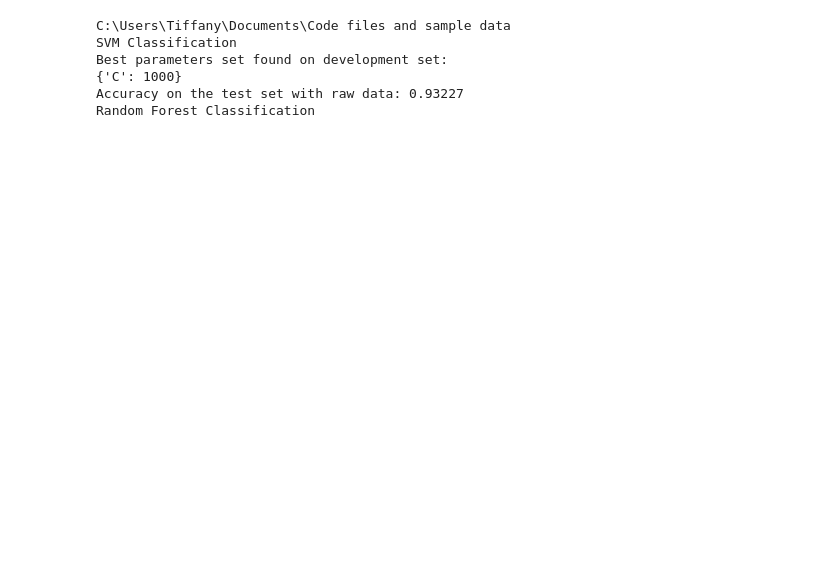
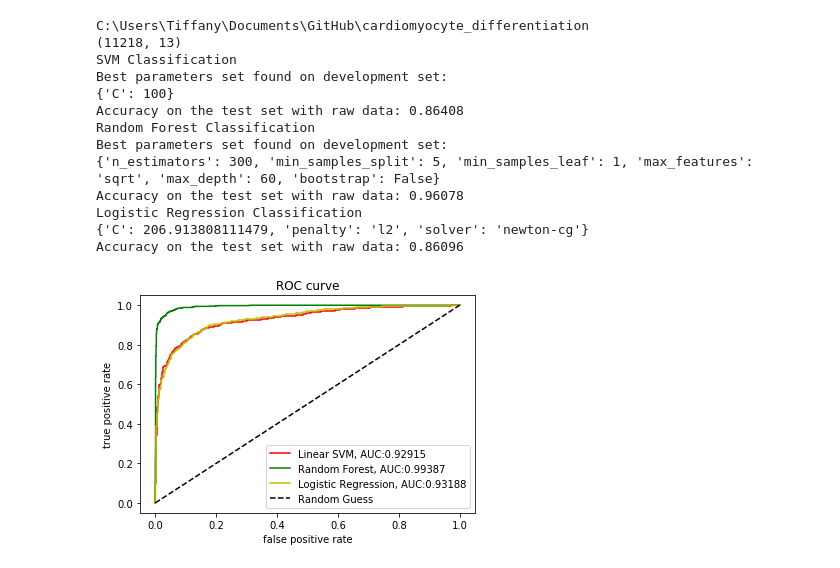
Before and after one commit to skalalab/cardiomyocyte_differentiation, a Jupyter notebook: Differentiation Classification_Compiled_Clean.ipynb, the cells around one changed output. Saved outputs shown, nothing was run; the diff lists cells and outputs as text; code cells hidden in the pictures; blank space fills up the shorter version.

```diff
--- a/Differentiation Classification_Compiled_Clean.ipynb
+++ b/Differentiation Classification_Compiled_Clean.ipynb
@@ -30,9 +30,12 @@ warnings.simplefilter('ignore')
 
 working_directory = Path(os.getcwd())
 print(working_directory)
-path_data = working_directory / "classification_results_umap_together_Day1Efficiency.csv"
+path_data = working_directory / "classification_results_umap_together_Day1Efficiency 01192021_Dish1.csv"
 full_data = pd.read_csv(path_data, header=0) #reads in data for Efficiency classification
 F1 = full_data[full_data.columns[0:14]] #this subselects columns 1-13 into a new dataframe so just the numeric data will be fed in (from FADA1 to Redox Ratio)
+
+
+
 
 
 #Replaces string class identifiers to binary - for Efficiency Classifier
@@ -43,6 +46,8 @@ full_data.replace(replace_map, inplace=True)
 
 #Assign independent variables (X: OMI variables) and predictor variable (y: class labels)
 X = full_data[full_data.columns[1:14]]
+
+
 
 y = full_data[full_data.columns[19]] #class labels by Efficiency (Low - 0, High - 1)
 
@@ -58,6 +63,8 @@ std_scale = preprocessing.MinMaxScaler().fit(F1[['FA1',
 'NA2', 'NP', 'NT1',
 'NT2', 'NTM','RR']])
 
+
+
 #Transforms the numeric data with the scaling factors determined above
 df_std = std_scale.transform(F1[['FA1',
 'FA2', 'FP', 'FT1',
@@ -67,11 +74,16 @@ df_std = std_scale.transform(F1[['FA1',
 
 
 
+print(df_std.shape)
+
 
 #Separates standardized data into 80% training, 20% test data
 X_train, X_test, y_train, y_test = train_test_split(
    df_std,y, test_size = 0.2, random_state = 42
     )
+
+X_train_matrix = X_train
+y_train_matrix = y_train
 
 
 ## Support Vector Machine Classification
@@ -175,37 +187,45 @@ clfLR.fit(X_train, y_train)
 
 
 print(clfLR.best_params_)
 print(
     "Accuracy on the test set with raw data: {:.5f}".format(clfLR.score(X_test, y_test))
 )
 
 #Determines decision function from classification (how far away each point is from hyperplane separating classes and to which side of hyperplane [class] the point belongs)
 lr_raw_decision_scores = clfLR.decision_function(X_test)
 #Determines false positive rate and true positive rate for plotting ROC curves
 fprLR, tprLR, thresLR = roc_curve(y_test, lr_raw_decision_scores, pos_label = 1)
 
 
 
 
 #Generates roc curve to compare performance of all 3 classifiers based on their optimized parameters
 plt.plot(fprSV, tprSV, "r", label='Linear SVM, AUC:{:.5f}'.format(roc_auc_score(y_test, SVraw_decision_scores)))
 plt.plot(fprRF, tprRF, "g", label='Random Forest, AUC:{:.5f}'.format(roc_auc_score(y_test, rf_raw_decision_scores[:,1])))
 plt.plot(fprLR, tprLR, "y", label='Logistic Regression, AUC:{:.5f}'.format(roc_auc_score(y_test, lr_raw_decision_scores)))
 plt.plot([0,1],[0,1], "k--", label='Random Guess')
 plt.xlabel("false positive rate")
 plt.ylabel("true positive rate")
 plt.legend(loc="best")
 plt.title("ROC curve")
 plt.savefig('ROC curve by day_ALL.png') #saves tif of ROC curves
 
-del F1
+del F1, X_train, y_train
 # %% [output]
-C:\Users\Tiffany\Documents\Code files and sample data
+C:\Users\Tiffany\Documents\GitHub\cardiomyocyte_differentiation
+(11218, 13)
 SVM Classification
 Best parameters set found on development set:
-{'C': 1000}
-Accuracy on the test set with raw data: 0.93227
+{'C': 100}
+Accuracy on the test set with raw data: 0.86408
 Random Forest Classification
+Best parameters set found on development set:
+{'n_estimators': 300, 'min_samples_split': 5, 'min_samples_leaf': 1, 'max_features': 'sqrt', 'max_depth': 60, 'bootstrap': False}
+Accuracy on the test set with raw data: 0.96078
+Logistic Regression Classification
+{'C': 206.913808111479, 'penalty': 'l2', 'solver': 'newton-cg'}
+Accuracy on the test set with raw data: 0.86096
+[figure, added]
 # %%
 #######Code for Classifier Results #######
 
```
Also changed, not shown: parts of 4 cells of this notebook, 16 other files.
